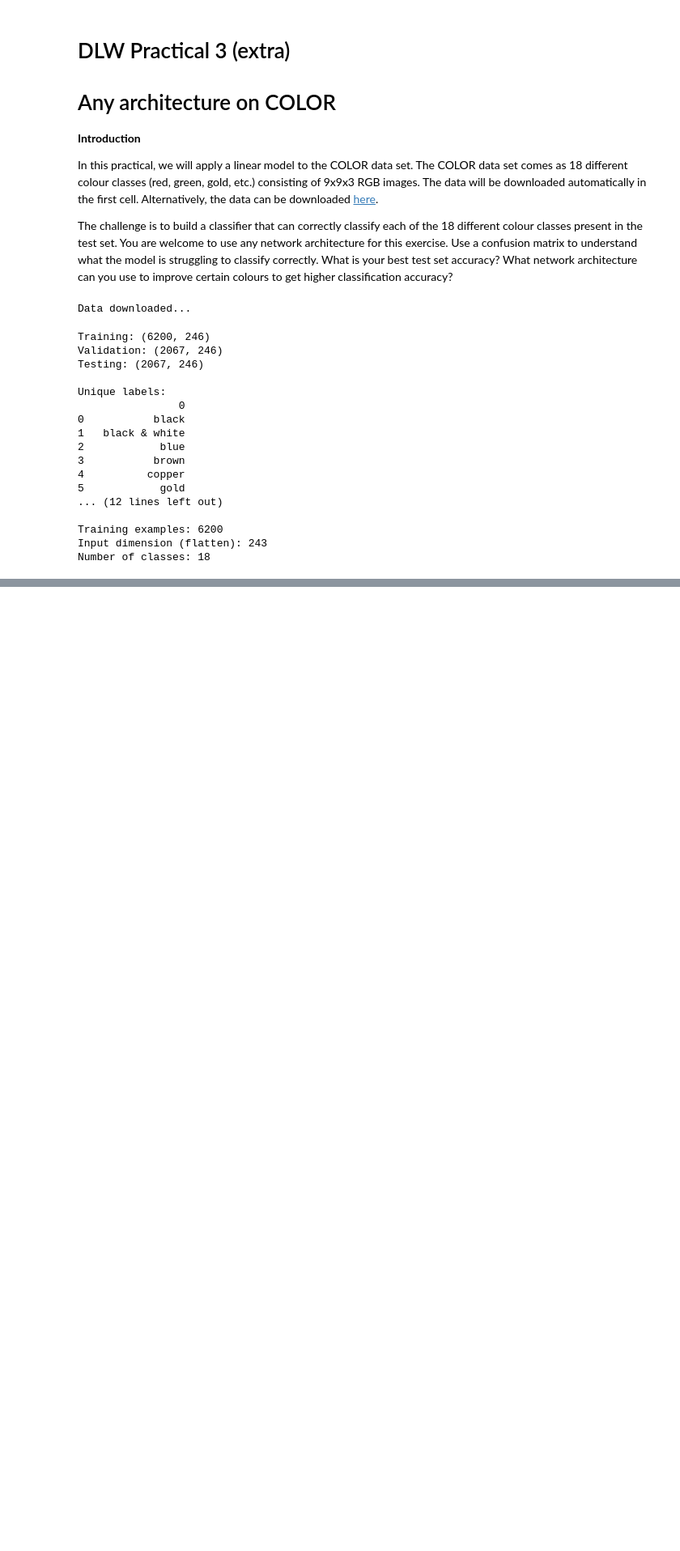
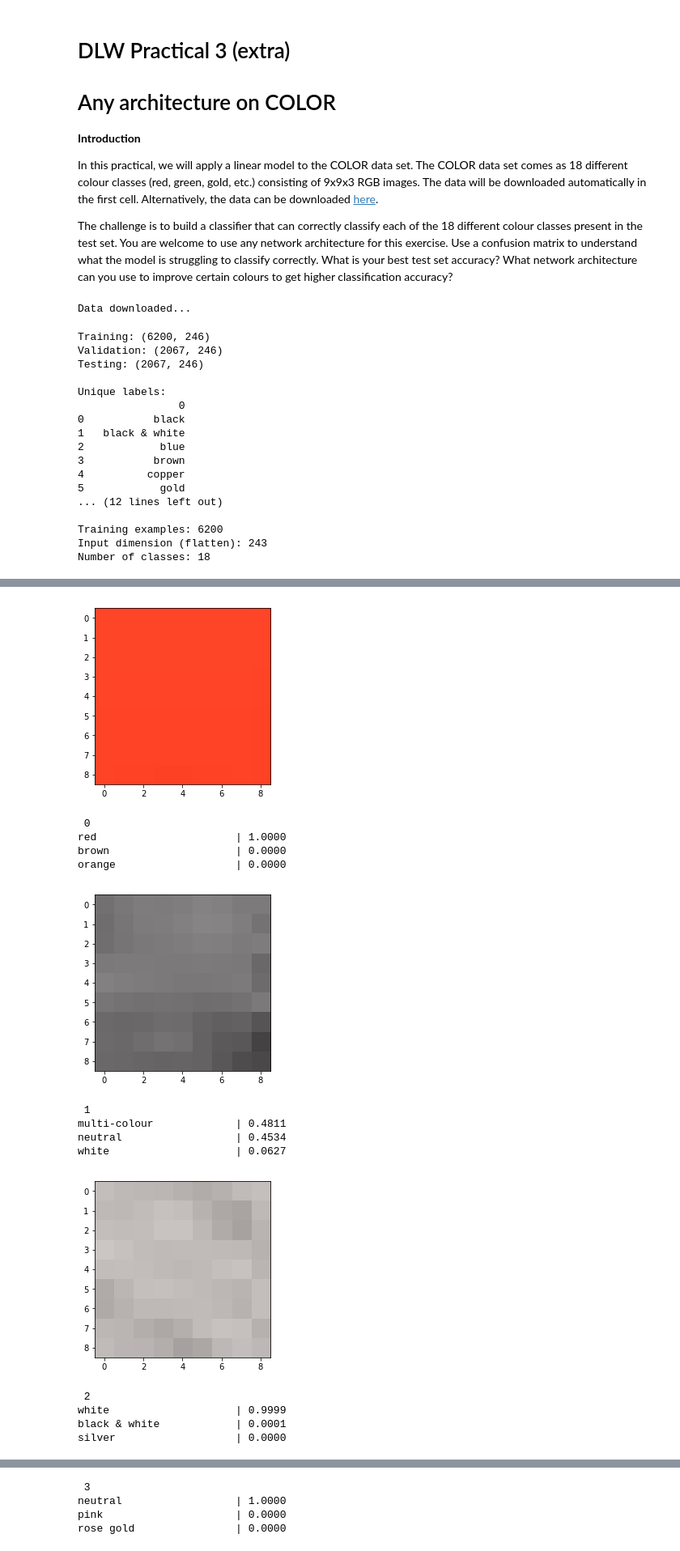
Before and after one commit to jacowp357/dlw-cape-town, a Jupyter notebook: notebooks/workshop-3/colour-challenge/colour-challenge.ipynb, the cells around one changed output, grey strips where cells are left out. Shown at 81% size. Saved outputs shown, nothing was run; the diff lists cells and outputs as text; code cells hidden in the pictures; blank space fills up the shorter version.

Commit message:
add prediction section to colour-challenge

```diff
--- a/notebooks/workshop-3/colour-challenge/colour-challenge.ipynb
+++ b/notebooks/workshop-3/colour-challenge/colour-challenge.ipynb
@@ -110,8 +112,7 @@ def random_mini_batches(X, Y, train_examples, mini_batch_size=64):
 # linear model #
 ################
 
-def linear_model(x_dim, n_classes, keep_nodes):
-    keep_prob = tf.placeholder(tf.float32, name='keep_prob')
+def linear_model(x_dim, n_classes):
     x = tf.placeholder(tf.float32, [None, x_dim], name='input')
     W1 = tf.Variable(tf.random_normal([x_dim, n_classes], stddev=np.sqrt(1. / x_dim)), name='W1')
     b1 = tf.Variable(tf.zeros([n_classes]), name='b1')
@@ -231,0 +233,49 @@ Training time: 0:00:05.392531
+# %%
+##########################################################
+# unpersist tensorflow model and predict test set images #
+##########################################################
+
+labels = dict(enumerate(data[0]['class'].cat.categories))
+idx = np.random.permutation(500)[:10]
+
+# unpersists tensorflow graph from file #
+with tf.gfile.FastGFile('output_graph.pb', 'rb') as f:
+    graph_def = tf.GraphDef()
+    graph_def.ParseFromString(f.read())
+    tf.import_graph_def(graph_def, name='')
+
+# initialise tensorflow session #
+with tf.Session() as sess:
+    # feed the image_data as input to the graph and get first prediction #
+    softmax_tensor = sess.graph.get_tensor_by_name('output_prediction:0')
+    for i, j in enumerate(idx):
+        predictions = sess.run(softmax_tensor, {'input:0': test_x[j].reshape(-1, 243)})
+        top_k = predictions[0].argsort()[-len(predictions[0]):][::-1]
+        t = np.asarray(test_x[j].reshape(-1, 243), dtype="int32")
+        im = Image.fromarray(np.uint8(t.reshape(9, 9, 3)))
+        plt.imshow(im)
+        plt.show()
+        # im.save('tests/{}.jpg'.format(i))
+
+        print('\n', i)
+        # print predictions to stdout for now #
+        for node_id in top_k[:3]:
+            human_string = labels[node_id]
+            score = predictions[0][node_id]
+            print('{0:24} | {1:.4f}'.format(human_string, score))
+# %% [output]
+[figure, added]
+ 0
+red                      | 1.0000
+brown                    | 0.0000
+orange                   | 0.0000
+[figure, added]
+ 1
+multi-colour             | 0.4811
+neutral                  | 0.4534
+white                    | 0.0627
+[figure, added]
+ 2
+white                    | 0.9999
+black & white            | 0.0001
+silver                   | 0.0000
@@ -231,0 +283,4 @@ Training time: 0:00:05.392531
+ 3
+neutral                  | 1.0000
+pink                     | 0.0000
+rose gold                | 0.0000
```
Also changed, not shown: parts of 3 cells of this notebook.
